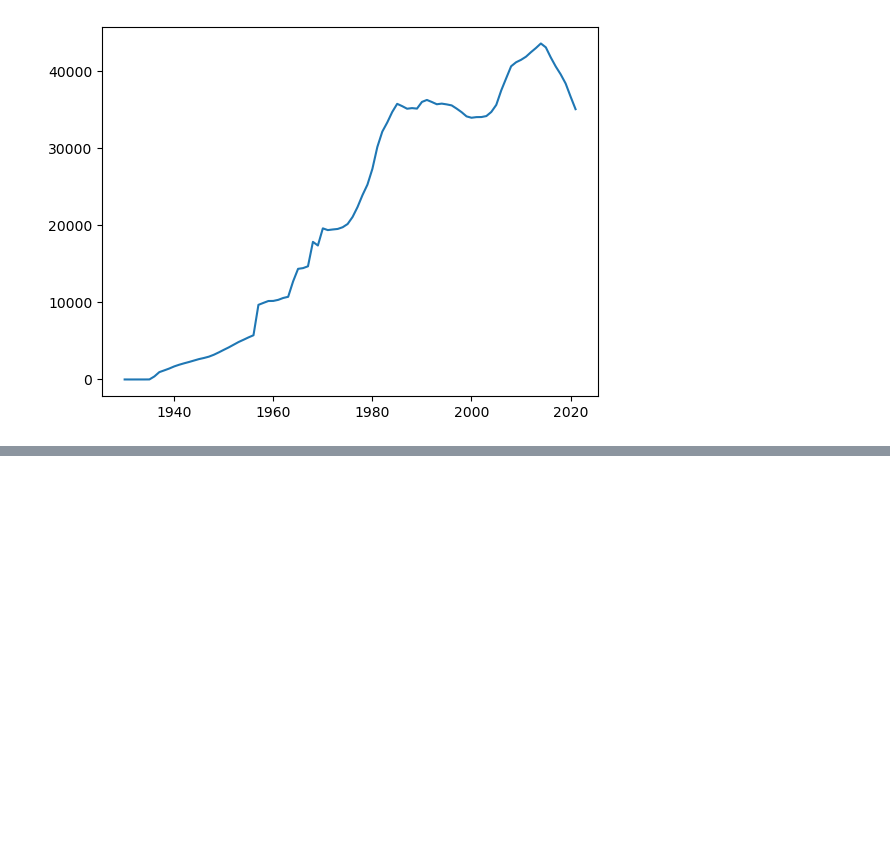
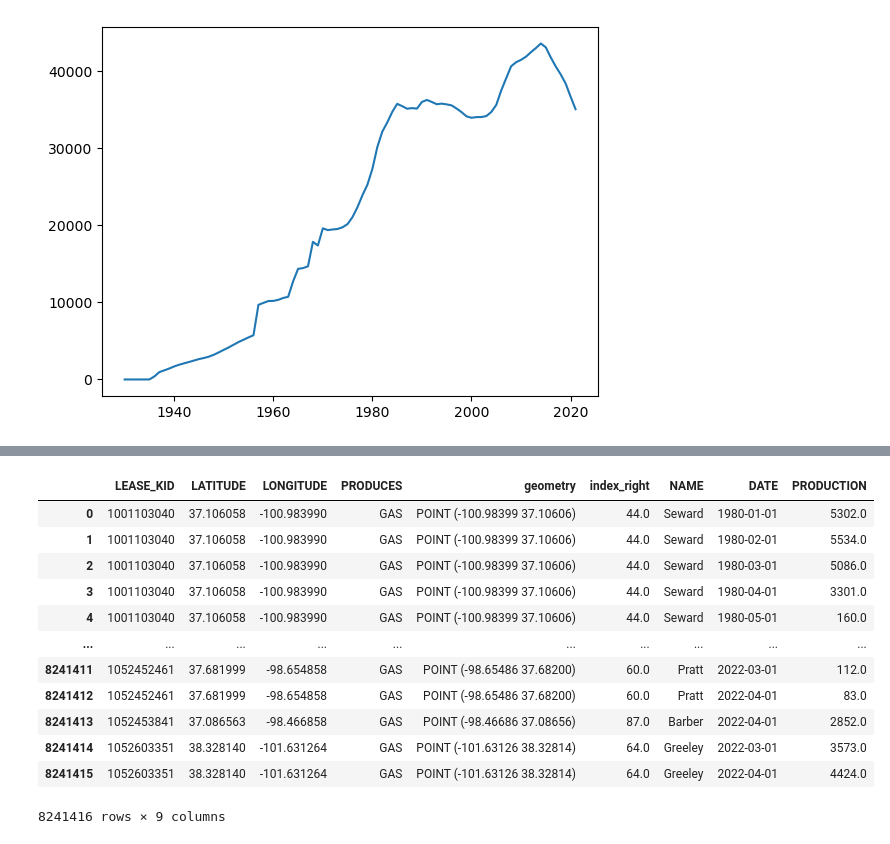
Before and after one commit to Energy-DVA/energy, a Jupyter notebook: _1_analysis/eda.ipynb, the cells around one changed output, grey strips where cells are left out. Cells and saved outputs as stored; diff of their text form; code cells hidden in the pictures; blank space fills up the shorter version.

```diff
--- a/_1_analysis/eda.ipynb
+++ b/_1_analysis/eda.ipynb
@@ -314,0 +405,17 @@ Text(0.5, 1.0, 'Leases in given year')
+# %%
+df_merged = pd.merge(gas_leases_by_county, df_gas_prods, on="LEASE_KID", how="right")
+df_merged
+# %% [output]
+|  | LEASE_KID | LATITUDE | LONGITUDE | PRODUCES | geometry | index_right | NAME | DATE | PRODUCTION |
+| 0 | 1001103040 | 37.106058 | -100.983990 | GAS | POINT (-100.98399 37.10606) | 44.0 | Seward | 1980-01-01 | 5302.0 |
+| 1 | 1001103040 | 37.106058 | -100.983990 | GAS | POINT (-100.98399 37.10606) | 44.0 | Seward | 1980-02-01 | 5534.0 |
+| 2 | 1001103040 | 37.106058 | -100.983990 | GAS | POINT (-100.98399 37.10606) | 44.0 | Seward | 1980-03-01 | 5086.0 |
+| 3 | 1001103040 | 37.106058 | -100.983990 | GAS | POINT (-100.98399 37.10606) | 44.0 | Seward | 1980-04-01 | 3301.0 |
+| 4 | 1001103040 | 37.106058 | -100.983990 | GAS | POINT (-100.98399 37.10606) | 44.0 | Seward | 1980-05-01 | 160.0 |
+| ... | ... | ... | ... | ... | ... | ... | ... | ... | ... |
+| 8241411 | 1052452461 | 37.681999 | -98.654858 | GAS | POINT (-98.65486 37.68200) | 60.0 | Pratt | 2022-03-01 | 112.0 |
+| 8241412 | 1052452461 | 37.681999 | -98.654858 | GAS | POINT (-98.65486 37.68200) | 60.0 | Pratt | 2022-04-01 | 83.0 |
+| 8241413 | 1052453841 | 37.086563 | -98.466858 | GAS | POINT (-98.46686 37.08656) | 87.0 | Barber | 2022-04-01 | 2852.0 |
+| 8241414 | 1052603351 | 38.328140 | -101.631264 | GAS | POINT (-101.63126 38.32814) | 64.0 | Greeley | 2022-03-01 | 3573.0 |
+| 8241415 | 1052603351 | 38.328140 | -101.631264 | GAS | POINT (-101.63126 38.32814) | 64.0 | Greeley | 2022-04-01 | 4424.0 |
+8241416 rows × 9 columns
```
Also changed, not shown: parts of 10 cells of this notebook.
